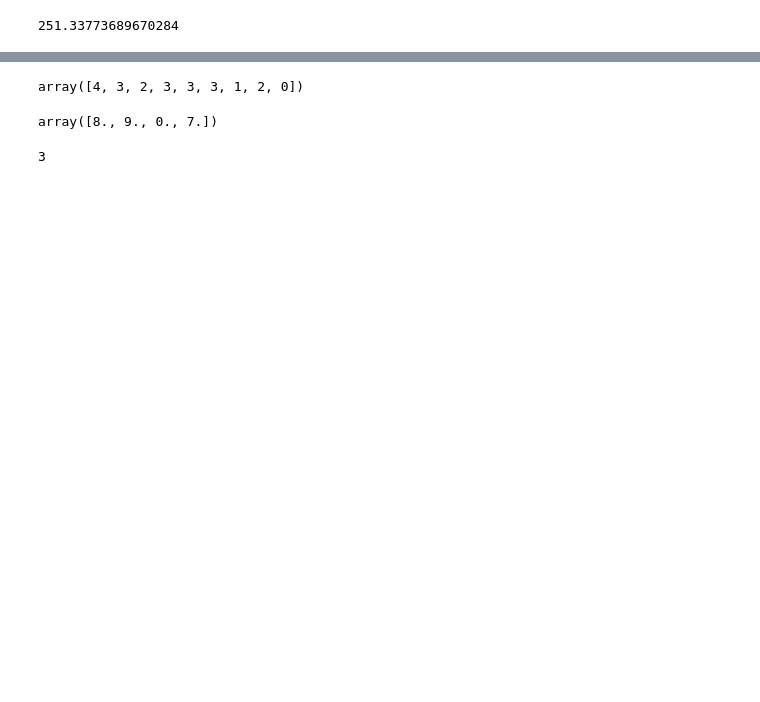
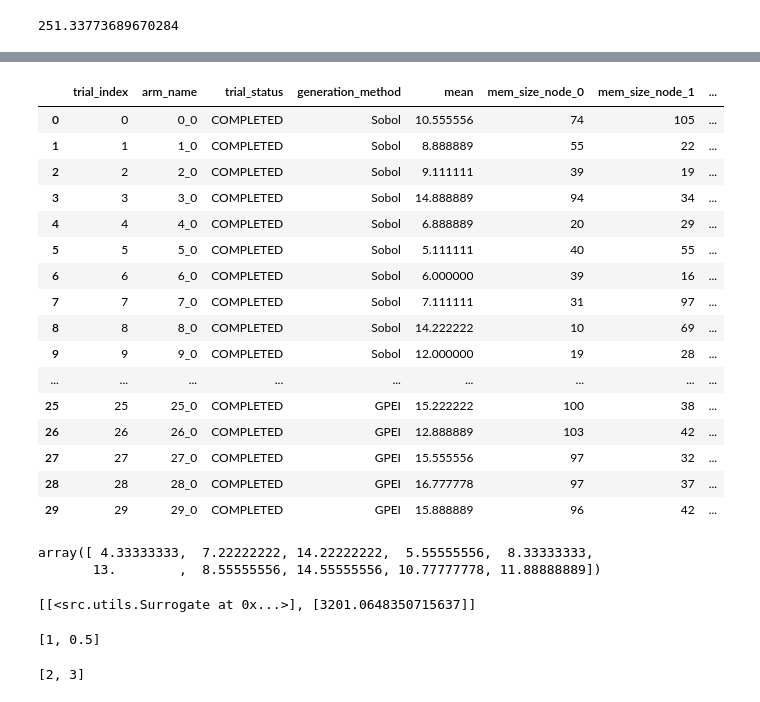
Before and after one commit to Luisenden/qnetsur, a Jupyter notebook: notebooks/testsquence.ipynb, the cells around one changed output, grey strips where cells are left out. Saved outputs shown, nothing was run; the diff lists cells and outputs as text; code cells hidden in the pictures; blank space fills up the shorter version.

Commit message:
added node dependent use case

```diff
--- a/notebooks/testsquence.ipynb
+++ b/notebooks/testsquence.ipynb
@@ -33,9 +28,0 @@ trial_data.groupby('Initiator').size()['Argonne_1']
-# %%
-completed_requests_per_node = trial_data.groupby('Initiator').size().values
-np.concatenate((completed_requests_per_node, np.zeros(9-len(completed_requests_per_node), dtype=int)))
-# %% [output]
-array([4, 3, 2, 3, 3, 3, 1, 2, 0])
-# %%
-np.mean([np.random.random_integers(0,10,4)] * 10, axis=0)
-# %% [output]
-array([8., 9., 0., 7.])
@@ -44,4 +29,38 @@ d = {'a':1, 'b':2}
-# %%
-sum(d.values())
-# %% [output]
-3
+# %%
+import pickle
+import sys
+sys.path.append('../')
+sys.path.append('../usecase_rb')
+import src
+import simulation
+with open('../../surdata/Ax_starlight_iter-30_objective-meanopt11-30-2023_05:07.pkl', 'rb') as file:
+    sur_loaded_data = pickle.load(file)
+# %%
+sur_loaded_data[0][0].get_trials_data_frame()
+# %% [output]
+|  | trial_index | arm_name | trial_status | generation_method | mean | mem_size_node_0 | mem_size_node_1 | ... |
+| 0 | 0 | 0_0 | COMPLETED | Sobol | 10.555556 | 74 | 105 | ... |
+| 1 | 1 | 1_0 | COMPLETED | Sobol | 8.888889 | 55 | 22 | ... |
+| 2 | 2 | 2_0 | COMPLETED | Sobol | 9.111111 | 39 | 19 | ... |
+| 3 | 3 | 3_0 | COMPLETED | Sobol | 14.888889 | 94 | 34 | ... |
+| 4 | 4 | 4_0 | COMPLETED | Sobol | 6.888889 | 20 | 29 | ... |
+| 5 | 5 | 5_0 | COMPLETED | Sobol | 5.111111 | 40 | 55 | ... |
+| 6 | 6 | 6_0 | COMPLETED | Sobol | 6.000000 | 39 | 16 | ... |
+| 7 | 7 | 7_0 | COMPLETED | Sobol | 7.111111 | 31 | 97 | ... |
+| 8 | 8 | 8_0 | COMPLETED | Sobol | 14.222222 | 10 | 69 | ... |
+| 9 | 9 | 9_0 | COMPLETED | Sobol | 12.000000 | 19 | 28 | ... |
+| ... | ... | ... | ... | ... | ... | ... | ... | ... |
+| 25 | 25 | 25_0 | COMPLETED | GPEI | 15.222222 | 100 | 38 | ... |
+| 26 | 26 | 26_0 | COMPLETED | GPEI | 12.888889 | 103 | 42 | ... |
+| 27 | 27 | 27_0 | COMPLETED | GPEI | 15.555556 | 97 | 32 | ... |
+| 28 | 28 | 28_0 | COMPLETED | GPEI | 16.777778 | 97 | 37 | ... |
+| 29 | 29 | 29_0 | COMPLETED | GPEI | 15.888889 | 96 | 42 | ... |
+# %%
+np.mean(sur_loaded_data[0][0].y, axis=1)
+# %% [output]
+array([ 4.33333333,  7.22222222, 14.22222222,  5.55555556,  8.33333333,
+       13.        ,  8.55555556, 14.55555556, 10.77777778, 11.88888889])
+# %%
+sur_loaded_data
+# %% [output]
+[[<src.utils.Surrogate at 0x...>], [3201.0648350715637]]
@@ -47,0 +69,12 @@ sum(d.values())
+# %%
+[v for k,v in vars.items() if 'q_swap' in k]
+# %% [output]
+[1, 0.5]
+# %%
+def test(*x):
+    a,*b = x
+    return b
+x = [1,2,3]
+test(*x)
+# %% [output]
+[2, 3]
```
Also changed, not shown: parts of 4 cells of this notebook, 13 other files.
